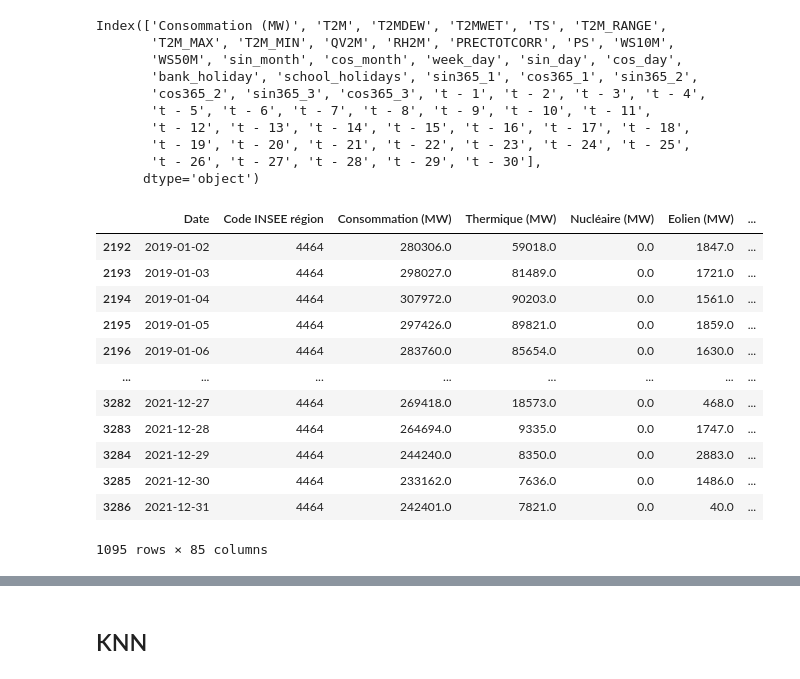
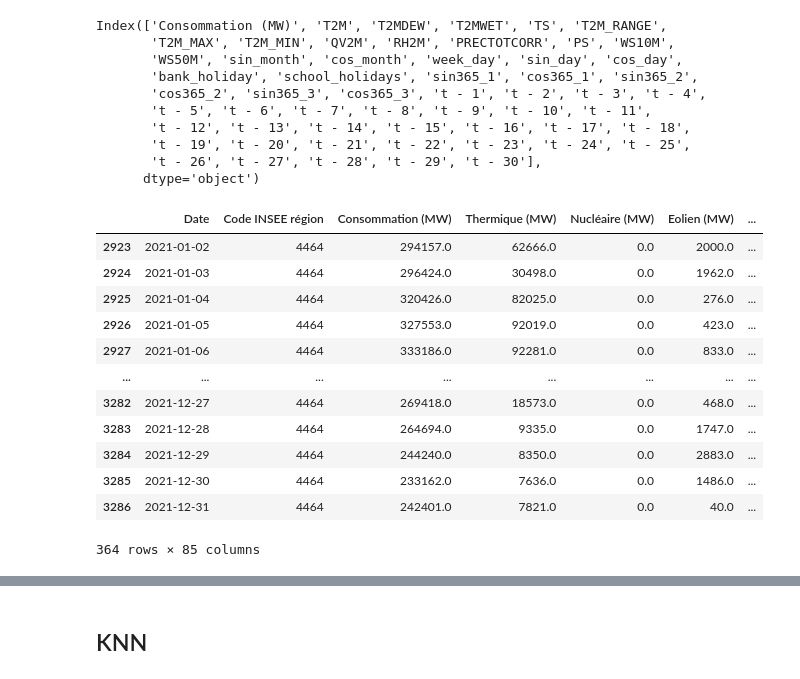
Before and after one commit to thomasbordier/forecast_energy_consumption, a Jupyter notebook: notebooks/ML_x_less.ipynb, the cells around one changed output, grey strips where cells are left out. Drawn from its saved outputs; the diff is of its cells as text; code cells hidden in the pictures.

Commit message:
ajout x_train

```diff
--- a/notebooks/ML_x_less.ipynb
+++ b/notebooks/ML_x_less.ipynb
@@ -529,22 +529,22 @@ Index(['Consommation (MW)', 'T2M', 'T2MDEW', 'T2MWET', 'TS', 'T2M_RANGE',
        't - 26', 't - 27', 't - 28', 't - 29', 't - 30'],
       dtype='object')
 # %%
-df_train_knn = df_train[(df_train["Date"] > '2019-01-01')]
+df_train_knn = df_train[(df_train["Date"] > '2021-01-01')]
 df_train_knn
 # %% [output]
 |  | Date | Code INSEE région | Consommation (MW) | Thermique (MW) | Nucléaire (MW) | Eolien (MW) | ... |
-| 2192 | 2019-01-02 | 4464 | 280306.0 | 59018.0 | 0.0 | 1847.0 | ... |
-| 2193 | 2019-01-03 | 4464 | 298027.0 | 81489.0 | 0.0 | 1721.0 | ... |
-| 2194 | 2019-01-04 | 4464 | 307972.0 | 90203.0 | 0.0 | 1561.0 | ... |
-| 2195 | 2019-01-05 | 4464 | 297426.0 | 89821.0 | 0.0 | 1859.0 | ... |
-| 2196 | 2019-01-06 | 4464 | 283760.0 | 85654.0 | 0.0 | 1630.0 | ... |
+| 2923 | 2021-01-02 | 4464 | 294157.0 | 62666.0 | 0.0 | 2000.0 | ... |
+| 2924 | 2021-01-03 | 4464 | 296424.0 | 30498.0 | 0.0 | 1962.0 | ... |
+| 2925 | 2021-01-04 | 4464 | 320426.0 | 82025.0 | 0.0 | 276.0 | ... |
+| 2926 | 2021-01-05 | 4464 | 327553.0 | 92019.0 | 0.0 | 423.0 | ... |
+| 2927 | 2021-01-06 | 4464 | 333186.0 | 92281.0 | 0.0 | 833.0 | ... |
 | ... | ... | ... | ... | ... | ... | ... | ... |
 | 3282 | 2021-12-27 | 4464 | 269418.0 | 18573.0 | 0.0 | 468.0 | ... |
 | 3283 | 2021-12-28 | 4464 | 264694.0 | 9335.0 | 0.0 | 1747.0 | ... |
 | 3284 | 2021-12-29 | 4464 | 244240.0 | 8350.0 | 0.0 | 2883.0 | ... |
 | 3285 | 2021-12-30 | 4464 | 233162.0 | 7636.0 | 0.0 | 1486.0 | ... |
 | 3286 | 2021-12-31 | 4464 | 242401.0 | 7821.0 | 0.0 | 40.0 | ... |
-1095 rows × 85 columns
+364 rows × 85 columns
 # %%
 X_train_knn = df_train_knn[['Consommation (MW)','T2M','T2M_MAX','T2M_MIN','RH2M','PRECTOTCORR']]
 
```
Also changed, not shown: parts of 24 cells of this notebook, 4 other files.
